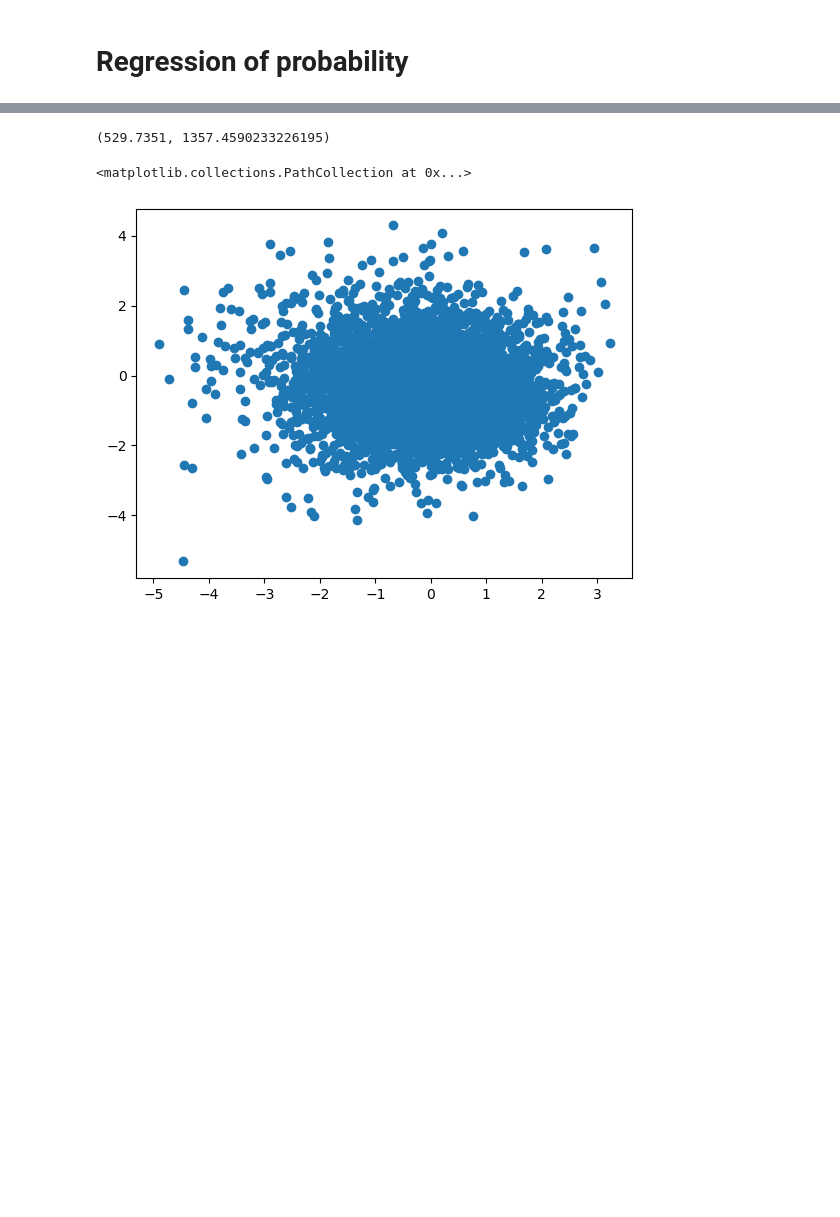
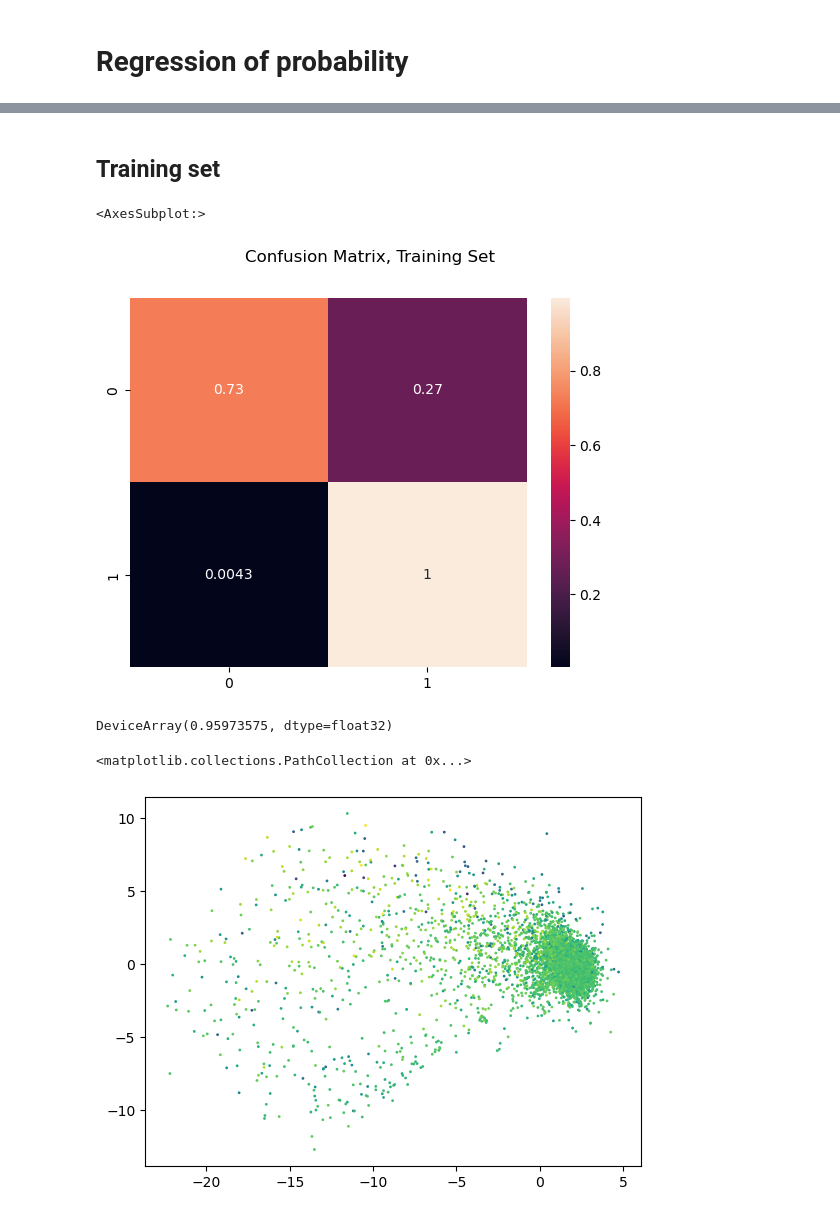
Before and after one commit to lucamuscarnera/ComplexNetworkProject, a Jupyter notebook: Diseases analysis probablity inference.ipynb, the cells around one changed output, grey strips where cells are left out. Saved outputs shown, nothing was run; the diff lists cells and outputs as text; code cells hidden in the pictures; blank space fills up the shorter version.

```diff
--- a/Diseases analysis probablity inference.ipynb
+++ b/Diseases analysis probablity inference.ipynb
@@ -135,9 +164,30 @@ plt.imshow((B_test * (B_train == 0.))[150:250,150:250] )
+# %% [markdown]
+## Training set
+# %%
+th = 0.
+TP = (((B_train * B_hat) >= th) * (B_train ==   1))[B_train != 0.].sum() / (B_train == 1.)[B_train != 0.].sum()
+FN = (((B_train * B_hat) < th) * (B_train ==   1))[B_train != 0.].sum() / (B_train == 1.)[B_train != 0.].sum()
+TN = (((B_train * B_hat) >= th) * (B_train ==  -1))[B_train != 0.].sum() / (B_train ==-1.)[B_train != 0.].sum()
+FP = (((B_train * B_hat) < th) * (B_train ==  -1))[B_train != 0.].sum() / (B_train ==-1.)[B_train != 0.].sum()
+import seaborn as sns
+C = np.array( [
+                    [TP, FN],
+                    [FP, TN]
+] )
+plt.suptitle("Confusion Matrix, Training Set")
+sns.heatmap(C,annot = True)
+# %% [output]
+<AxesSubplot:>
+[figure, added]
 # %%
-np.linalg.norm(B_hat - B_test), np.linalg.norm(B_train - B_test)
+(B_hat * B_test)[B_train == 0].sum() / (B_train == 0).sum()
 # %% [output]
-(529.7351, 1357.4590233226195)
+DeviceArray(0.95973575, dtype=float32)
 # %%
-plt.scatter(V[:,0],V[:,1])
+V_zc = V - V.mean(axis = 0)
+U,s,Vt = np.linalg.svd(V_zc, full_matrices = False)
+V_proj = V_zc @ Vt.T
+plt.scatter(V_proj[:,0],V_proj[:,1], s = 1., c=  V_proj[:,2] )
 # %% [output]
 <matplotlib.collections.PathCollection at 0x...>
-[figure, old version]
+[figure, new version]
```
Also changed, not shown: parts of 10 cells of this notebook.
